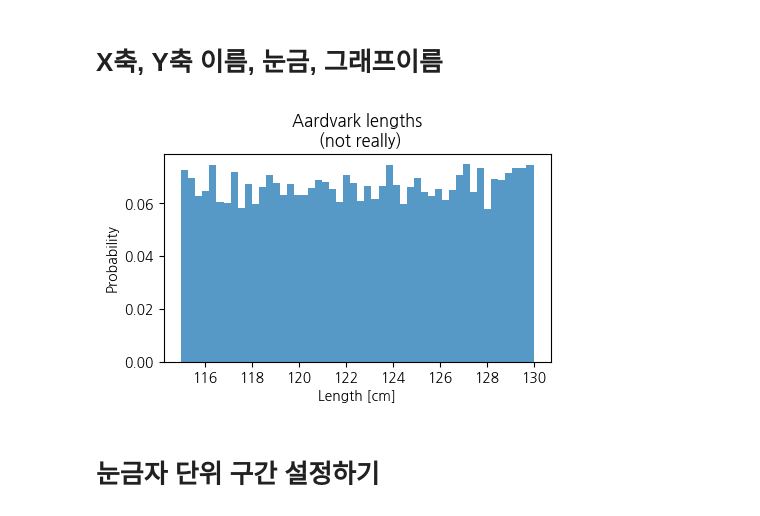
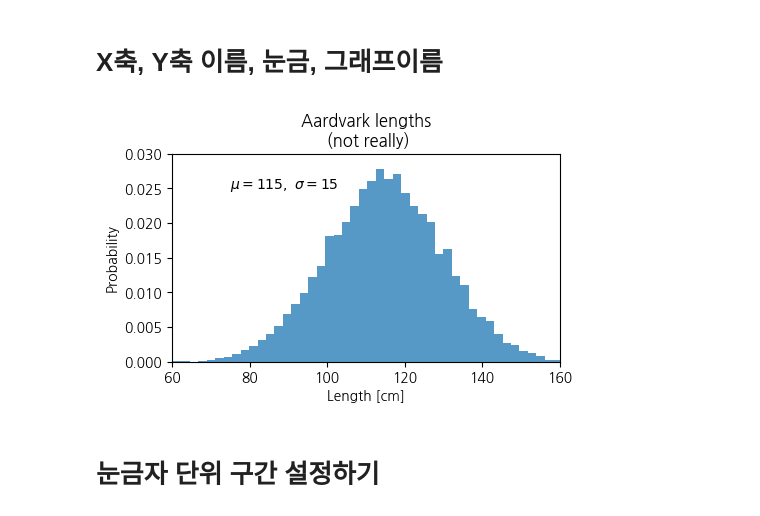
Before and after one commit to wichuuu/fintech, a Jupyter notebook: 05machine_learning/04matplotlib사용법.ipynb, the cells around one changed output. Drawn from its saved outputs; the diff is of its cells as text; code cells hidden in the pictures.

```diff
--- a/05machine_learning/04matplotlib사용법.ipynb
+++ b/05machine_learning/04matplotlib사용법.ipynb
@@ -162,19 +250,19 @@ plt.show()
 # %%
 #alpha 값은 투명도
 
 mu, sigma = 115, 15
-x = mu + sigma * np.random.rand(10000)
+x = mu + sigma * np.random.randn(10000)
 fig, ax = plt.subplots(figsize=(5, 2.7))
 n, bins, patches = ax.hist(x, 50, density = True, facecolor = 'C0', alpha=0.75)
 ax.set_xlabel("Length [cm]")
 ax.set_ylabel("Probability")
 ax.set_title('Aardvark lengths\n (not really)')
 ax.text(75, .025, r'$\mu=115, \ \sigma=15$')
 ax.axis([60, 160, 0, 0.03]) #x, y축의 범위
-ax.axis([])
+# ax.axis([])
 plt.show()
 # %% [output]
-[figure, old version]
+[figure, new version]
 # %% [markdown]
 # 눈금자 단위 구간 설정하기
 # %%
```
Also changed, not shown: parts of 19 cells of this notebook, 11 other files.
